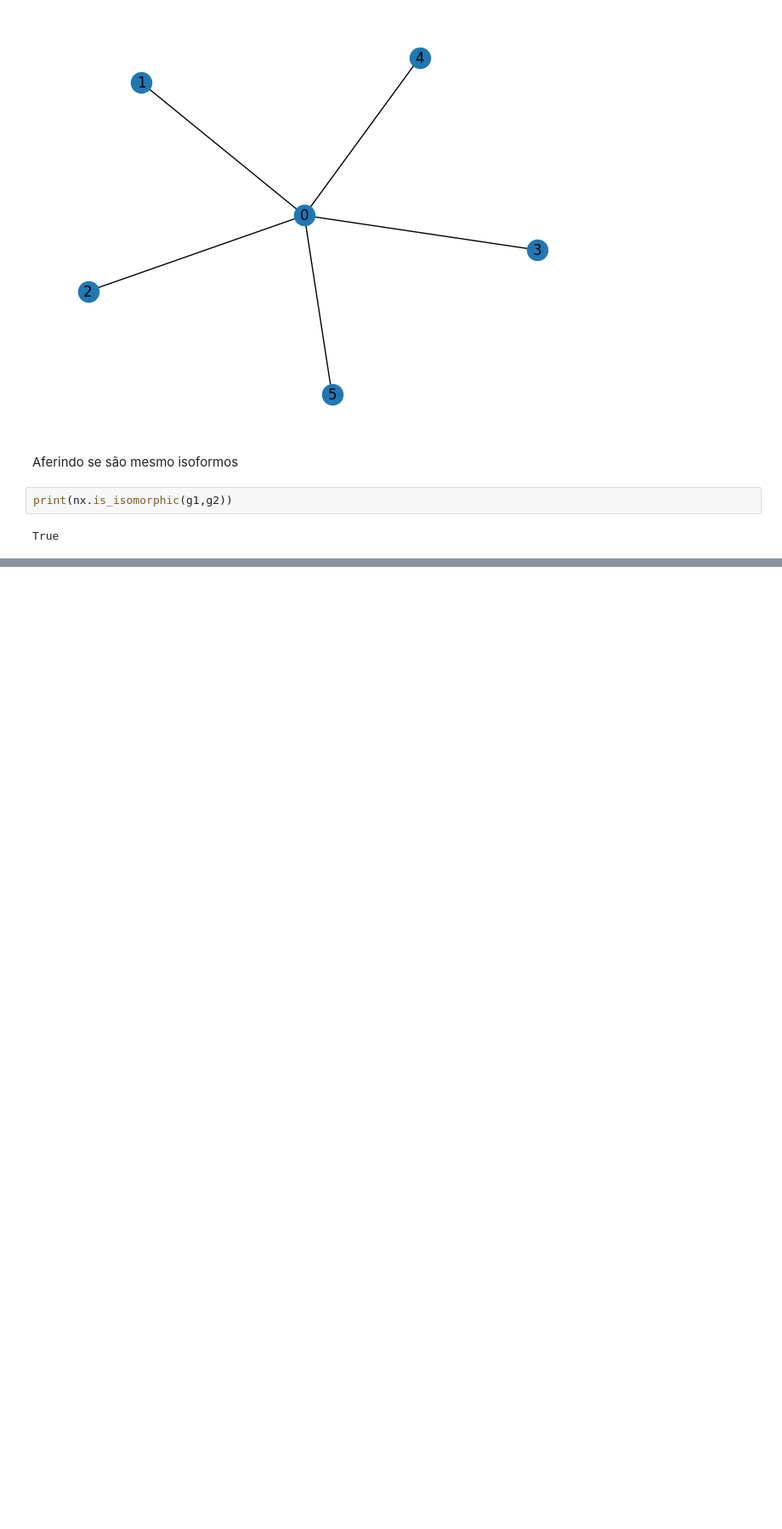
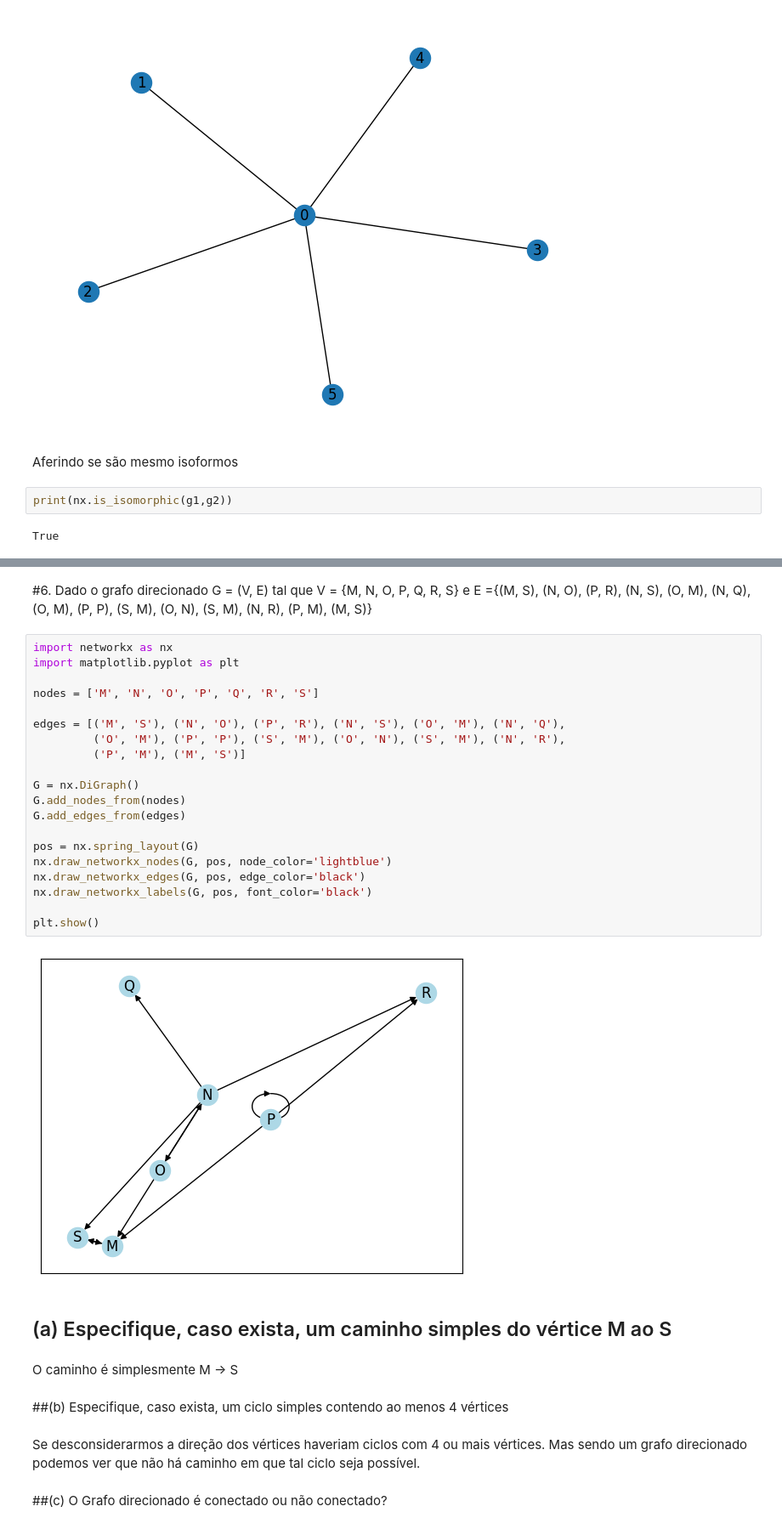
Before and after one commit to rodrigogomesrc/analise-de-redes, a Jupyter notebook: exercicio1/Exercício_1_Análise_de_Redes.ipynb, the cells around one changed output, grey strips where cells are left out. Shown at 85% size. Saved outputs shown, nothing was run; the diff lists cells and outputs as text; blank space fills up the shorter version.

```diff
--- a/exercicio1/Exercício_1_Análise_de_Redes.ipynb
+++ b/exercicio1/Exercício_1_Análise_de_Redes.ipynb
@@ -52,0 +96,34 @@ True
+# %% [markdown]
+#6. Dado o grafo direcionado G = (V, E) tal que V = {M, N, O, P, Q, R, S} e E ={(M, S), (N, O), (P, R), (N, S), (O, M), (N, Q), (O, M), (P, P), (S, M), (O, N),  (S, M), (N, R), (P, M), (M, S)}
+# %%
+import networkx as nx
+import matplotlib.pyplot as plt
+
+nodes = ['M', 'N', 'O', 'P', 'Q', 'R', 'S']
+
+edges = [('M', 'S'), ('N', 'O'), ('P', 'R'), ('N', 'S'), ('O', 'M'), ('N', 'Q'),
+         ('O', 'M'), ('P', 'P'), ('S', 'M'), ('O', 'N'), ('S', 'M'), ('N', 'R'),
+         ('P', 'M'), ('M', 'S')]
+
+G = nx.DiGraph()
+G.add_nodes_from(nodes)
+G.add_edges_from(edges)
+
+pos = nx.spring_layout(G)
+nx.draw_networkx_nodes(G, pos, node_color='lightblue')
+nx.draw_networkx_edges(G, pos, edge_color='black')
+nx.draw_networkx_labels(G, pos, font_color='black')
+
+plt.show()
+# %% [output]
+[figure, added]
+# %% [markdown]
+## (a) Especifique, caso exista, um caminho simples do vértice M ao S
+# %% [markdown]
+O caminho é simplesmente M -> S
+# %% [markdown]
+##(b) Especifique, caso exista, um ciclo simples contendo ao menos 4 vértices
+# %% [markdown]
+Se desconsiderarmos a direção dos vértices haveriam ciclos com 4 ou mais vértices. Mas sendo um grafo direcionado podemos ver que não há caminho em que tal ciclo seja possível.
+# %% [markdown]
+##(c) O Grafo direcionado é conectado ou não conectado?
```
Also changed, not shown: parts of 22 cells of this notebook.
